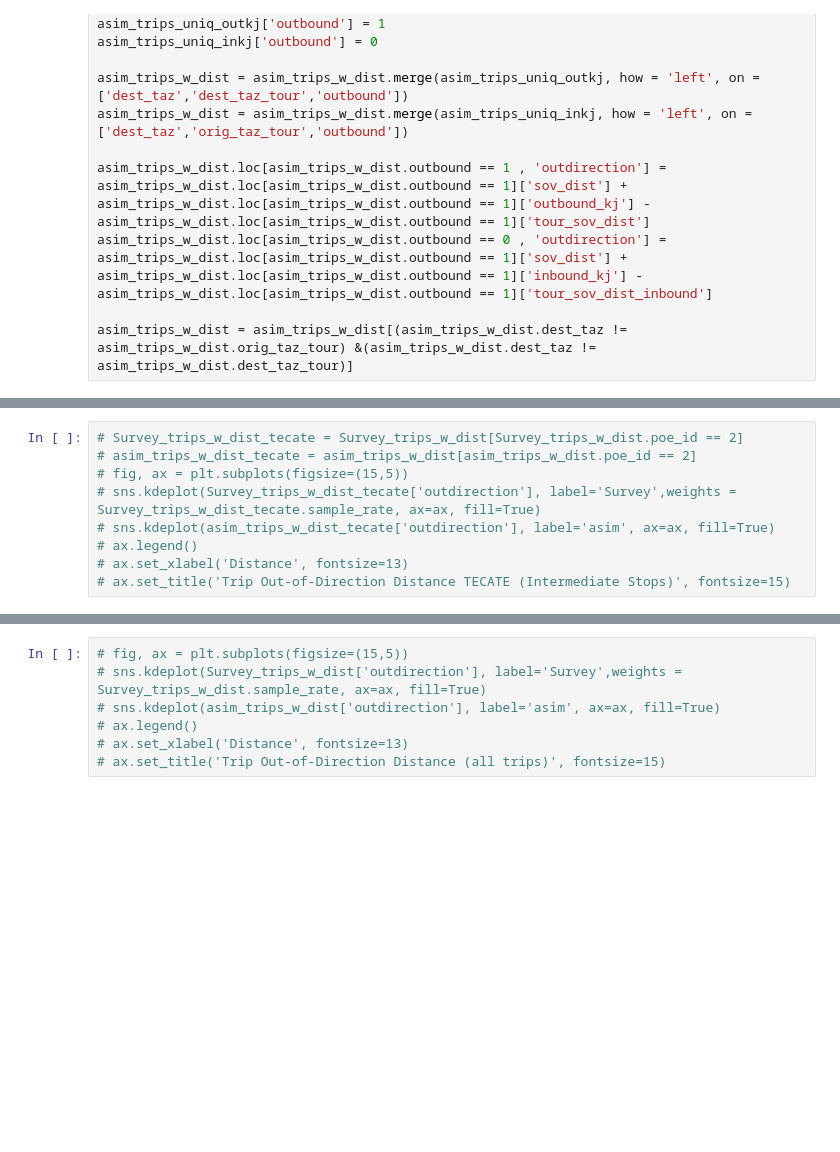
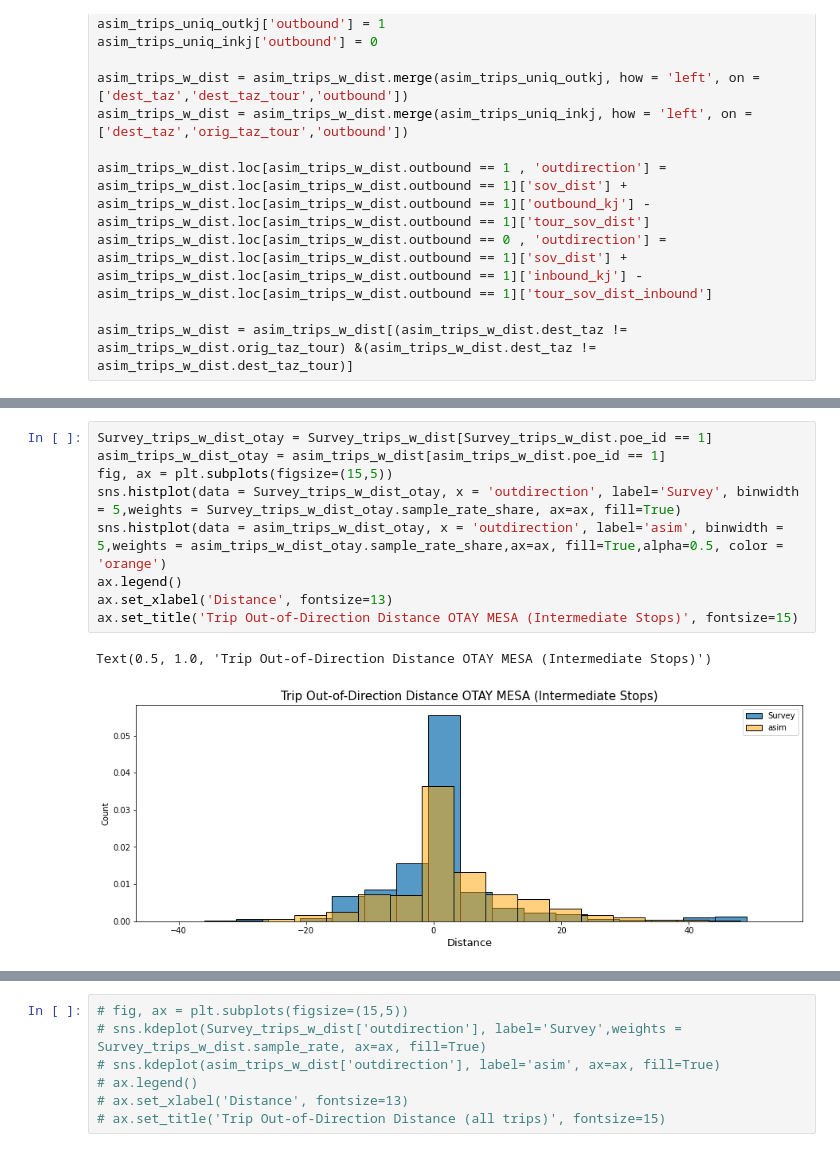
Before and after one commit to SANDAG/ABM, a Jupyter notebook: src/asim_cross_border/notebooks/cross_border_summary_calibrate.ipynb, the cells around one changed output, grey strips where cells are left out. Drawn from its saved outputs; the diff is of its cells as text; blank space fills up the shorter version.

```diff
--- a/src/asim_cross_border/notebooks/cross_border_summary_calibrate.ipynb
+++ b/src/asim_cross_border/notebooks/cross_border_summary_calibrate.ipynb
@@ -1066,10 +1103,13 @@ asim_trips_w_dist = asim_trips_w_dist[(asim_trips_w_dist.dest_taz != asim_trips_
 # %%
-# Survey_trips_w_dist_tecate = Survey_trips_w_dist[Survey_trips_w_dist.poe_id == 2]
-# asim_trips_w_dist_tecate = asim_trips_w_dist[asim_trips_w_dist.poe_id == 2]
-# fig, ax = plt.subplots(figsize=(15,5))
-# sns.kdeplot(Survey_trips_w_dist_tecate['outdirection'], label='Survey',weights = Survey_trips_w_dist_tecate.sample_rate, ax=ax, fill=True)
-# sns.kdeplot(asim_trips_w_dist_tecate['outdirection'], label='asim', ax=ax, fill=True)
-# ax.legend()
-# ax.set_xlabel('Distance', fontsize=13)
-# ax.set_title('Trip Out-of-Direction Distance TECATE (Intermediate Stops)', fontsize=15)
+Survey_trips_w_dist_otay = Survey_trips_w_dist[Survey_trips_w_dist.poe_id == 1]
+asim_trips_w_dist_otay = asim_trips_w_dist[asim_trips_w_dist.poe_id == 1]
+fig, ax = plt.subplots(figsize=(15,5))
+sns.histplot(data = Survey_trips_w_dist_otay, x = 'outdirection', label='Survey', binwidth = 5,weights = Survey_trips_w_dist_otay.sample_rate_share, ax=ax, fill=True)
+sns.histplot(data = asim_trips_w_dist_otay, x = 'outdirection', label='asim', binwidth = 5,weights = asim_trips_w_dist_otay.sample_rate_share,ax=ax, fill=True,alpha=0.5, color = 'orange')
+ax.legend()
+ax.set_xlabel('Distance', fontsize=13)
+ax.set_title('Trip Out-of-Direction Distance OTAY MESA (Intermediate Stops)', fontsize=15)
+# %% [output]
+Text(0.5, 1.0, 'Trip Out-of-Direction Distance OTAY MESA (Intermediate Stops)')
+[figure, added]
 # %%
```
Also changed, not shown: parts of 29 cells of this notebook.
